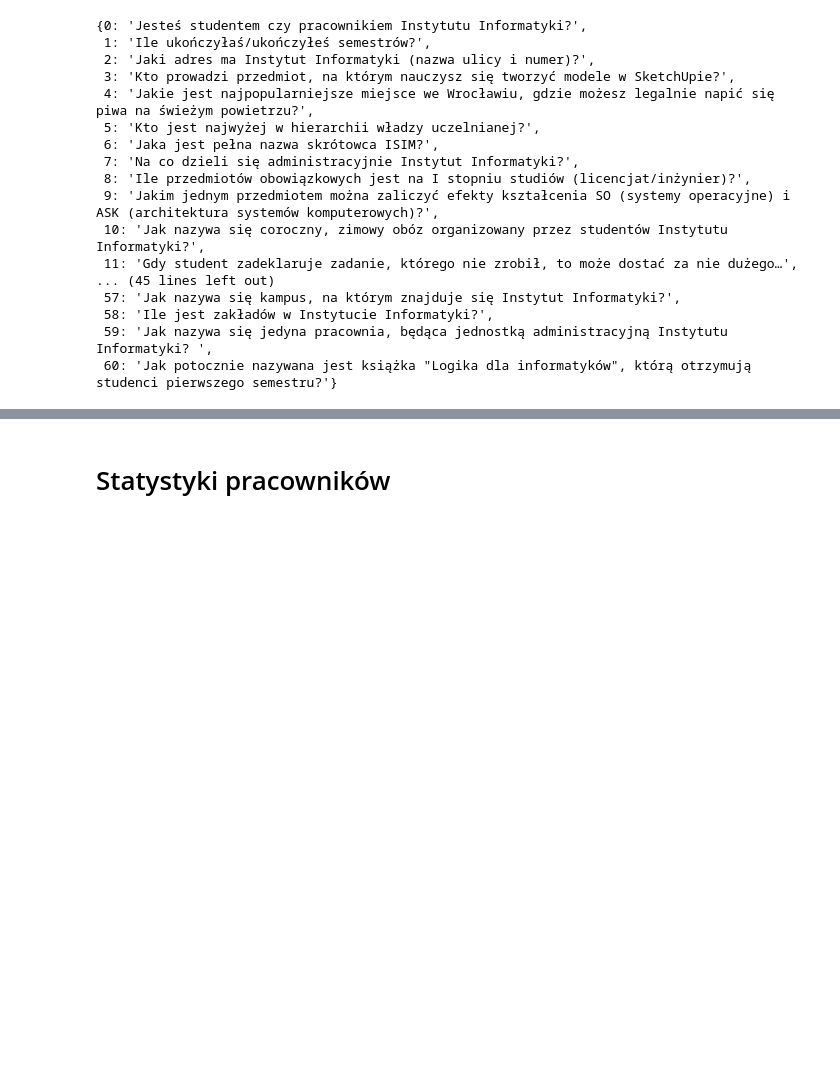
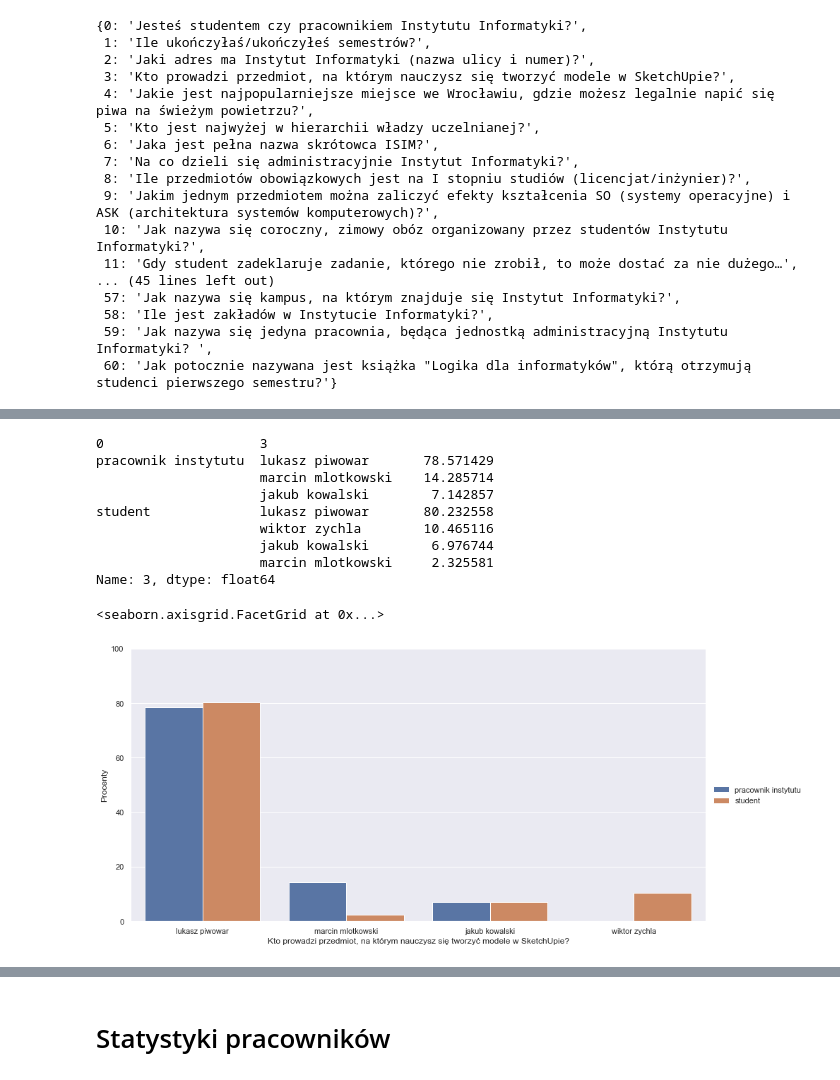
Before and after one commit to Zaffirar/NieJestemDziekanem, a Jupyter notebook: Inzynierka.ipynb, the cells around one changed output, grey strips where cells are left out. Cells and saved outputs as stored; diff of their text form; code cells hidden in the pictures; blank space fills up the shorter version.

```diff
--- a/Inzynierka.ipynb
+++ b/Inzynierka.ipynb
@@ -691,0 +126,21 @@ Name: 60, dtype: int64
+# %%
+x = 3
+y = 0
+
+print(df_plot.groupby(y)[x].value_counts(normalize=True).mul(100))
+
+((df_plot.groupby(y)[x].value_counts(normalize=True).mul(100).rename('Procenty').reset_index()
+.pipe((sns.catplot,'data'), x=x, y='Procenty', hue=y, kind='bar', height=6, aspect=2))
+.set_axis_labels(numbers_to_questions[x])).set(ylim=(0, 100))
+# %% [output]
+0                    3
+pracownik instytutu  lukasz piwowar       78.571429
+                     marcin mlotkowski    14.285714
+                     jakub kowalski        7.142857
+student              lukasz piwowar       80.232558
+                     wiktor zychla        10.465116
+                     jakub kowalski        6.976744
+                     marcin mlotkowski     2.325581
+Name: 3, dtype: float64
+<seaborn.axisgrid.FacetGrid at 0x...>
+[figure, added]
```
Also changed, not shown: parts of 125 cells of this notebook.
